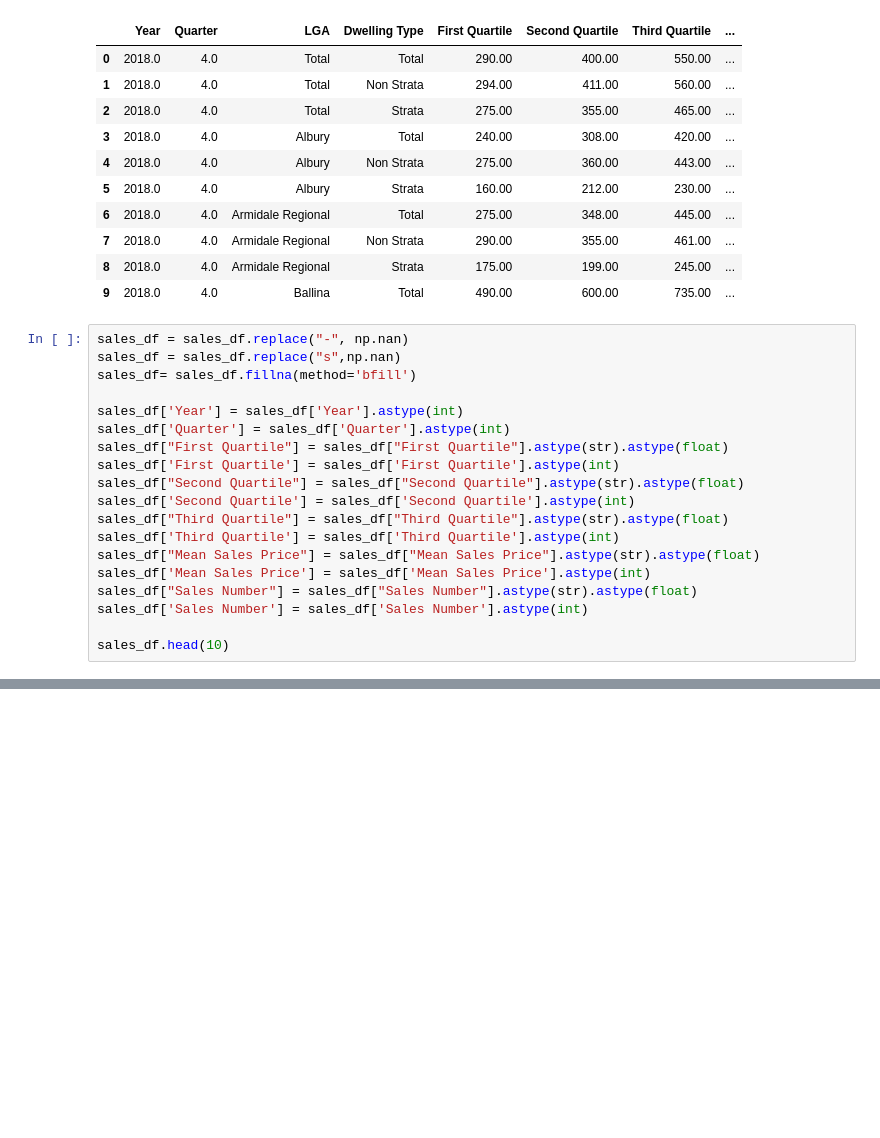
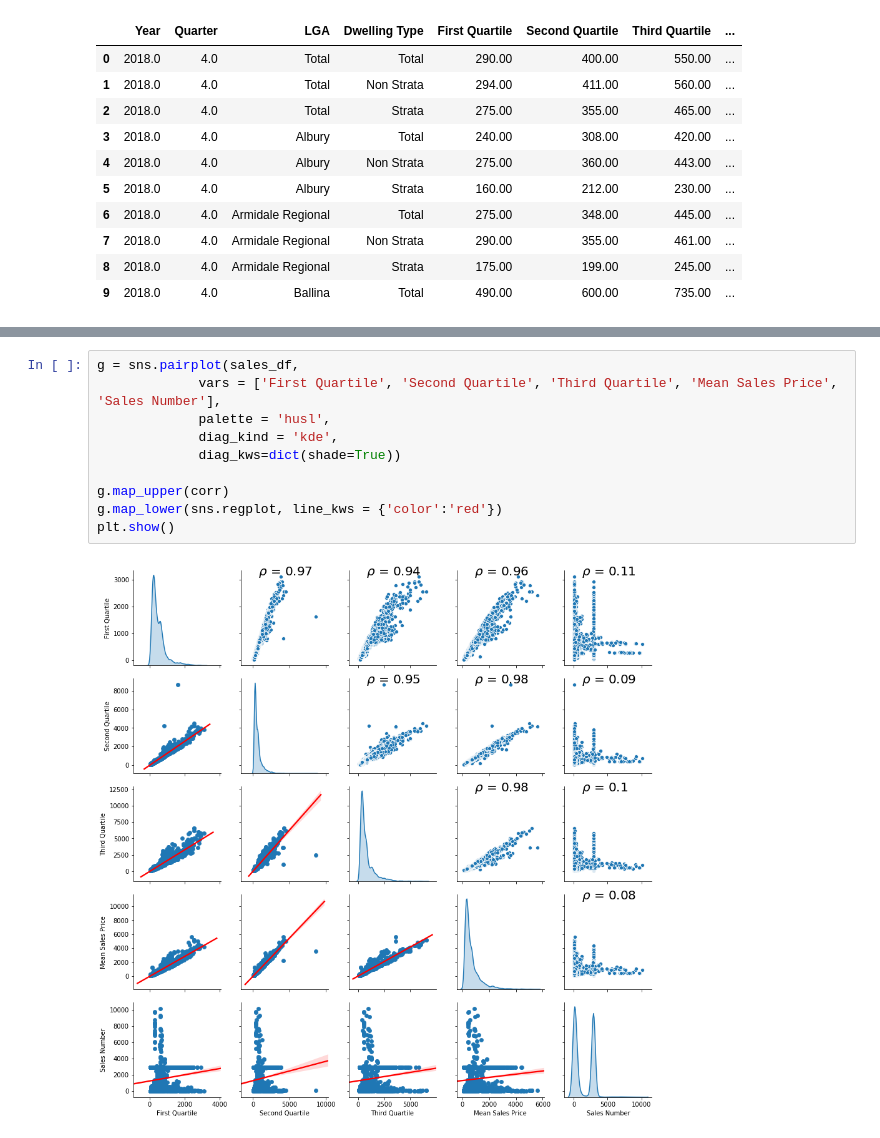
Before and after one commit to alyssa-raphaella/ITEC657_Project_GroupB, a Jupyter notebook: Sales Visualizations.ipynb, the cells around one changed output, grey strips where cells are left out. Cells and saved outputs as stored; diff of their text form; blank space fills up the shorter version.

```diff
--- a/Sales Visualizations.ipynb
+++ b/Sales Visualizations.ipynb
@@ -22,22 +24,3 @@ sales_df.head(10)
 | 7 | 2018.0 | 4.0 | Armidale Regional | Non Strata | 290.00 | 355.00 | 461.00 | ... |
 | 8 | 2018.0 | 4.0 | Armidale Regional | Strata | 175.00 | 199.00 | 245.00 | ... |
 | 9 | 2018.0 | 4.0 | Ballina | Total | 490.00 | 600.00 | 735.00 | ... |
-# %%
-sales_df = sales_df.replace("-", np.nan)
-sales_df = sales_df.replace("s",np.nan)
-sales_df= sales_df.fillna(method='bfill')
-
-sales_df['Year'] = sales_df['Year'].astype(int)
-sales_df['Quarter'] = sales_df['Quarter'].astype(int)
-sales_df["First Quartile"] = sales_df["First Quartile"].astype(str).astype(float)
-sales_df['First Quartile'] = sales_df['First Quartile'].astype(int)
-sales_df["Second Quartile"] = sales_df["Second Quartile"].astype(str).astype(float)
-sales_df['Second Quartile'] = sales_df['Second Quartile'].astype(int)
-sales_df["Third Quartile"] = sales_df["Third Quartile"].astype(str).astype(float)
-sales_df['Third Quartile'] = sales_df['Third Quartile'].astype(int)
-sales_df["Mean Sales Price"] = sales_df["Mean Sales Price"].astype(str).astype(float)
-sales_df['Mean Sales Price'] = sales_df['Mean Sales Price'].astype(int)
-sales_df["Sales Number"] = sales_df["Sales Number"].astype(str).astype(float)
-sales_df['Sales Number'] = sales_df['Sales Number'].astype(int)
-
-sales_df.head(10)
@@ -55,0 +104,12 @@ sales_df.head(10)
+# %%
+g = sns.pairplot(sales_df,
+             vars = ['First Quartile', 'Second Quartile', 'Third Quartile', 'Mean Sales Price', 'Sales Number'],
+             palette = 'husl',
+             diag_kind = 'kde',
+             diag_kws=dict(shade=True))
+
+g.map_upper(corr)
+g.map_lower(sns.regplot, line_kws = {'color':'red'})
+plt.show()
+# %% [output]
+[figure, added]
```
Also changed, not shown: parts of 12 cells of this notebook.
